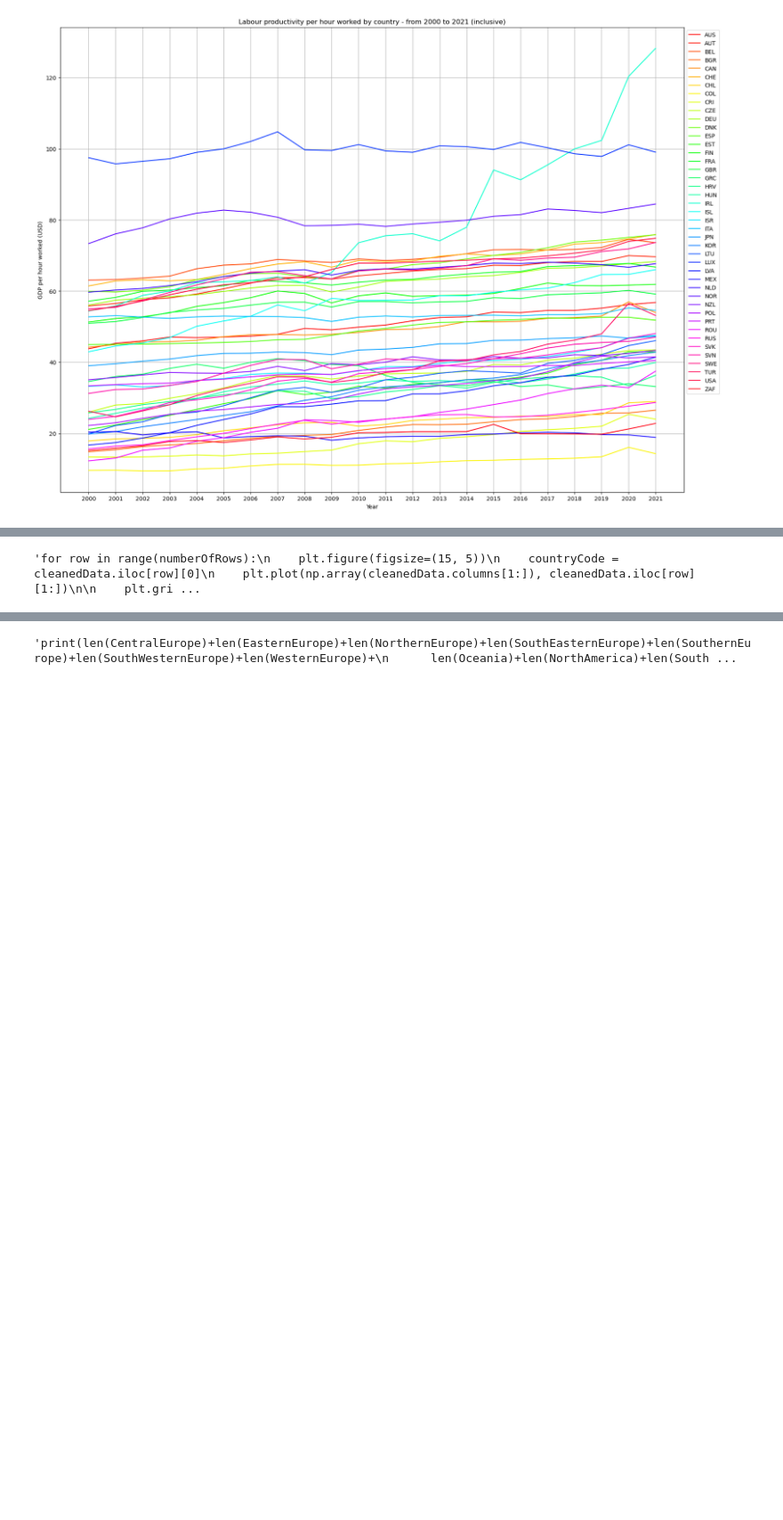
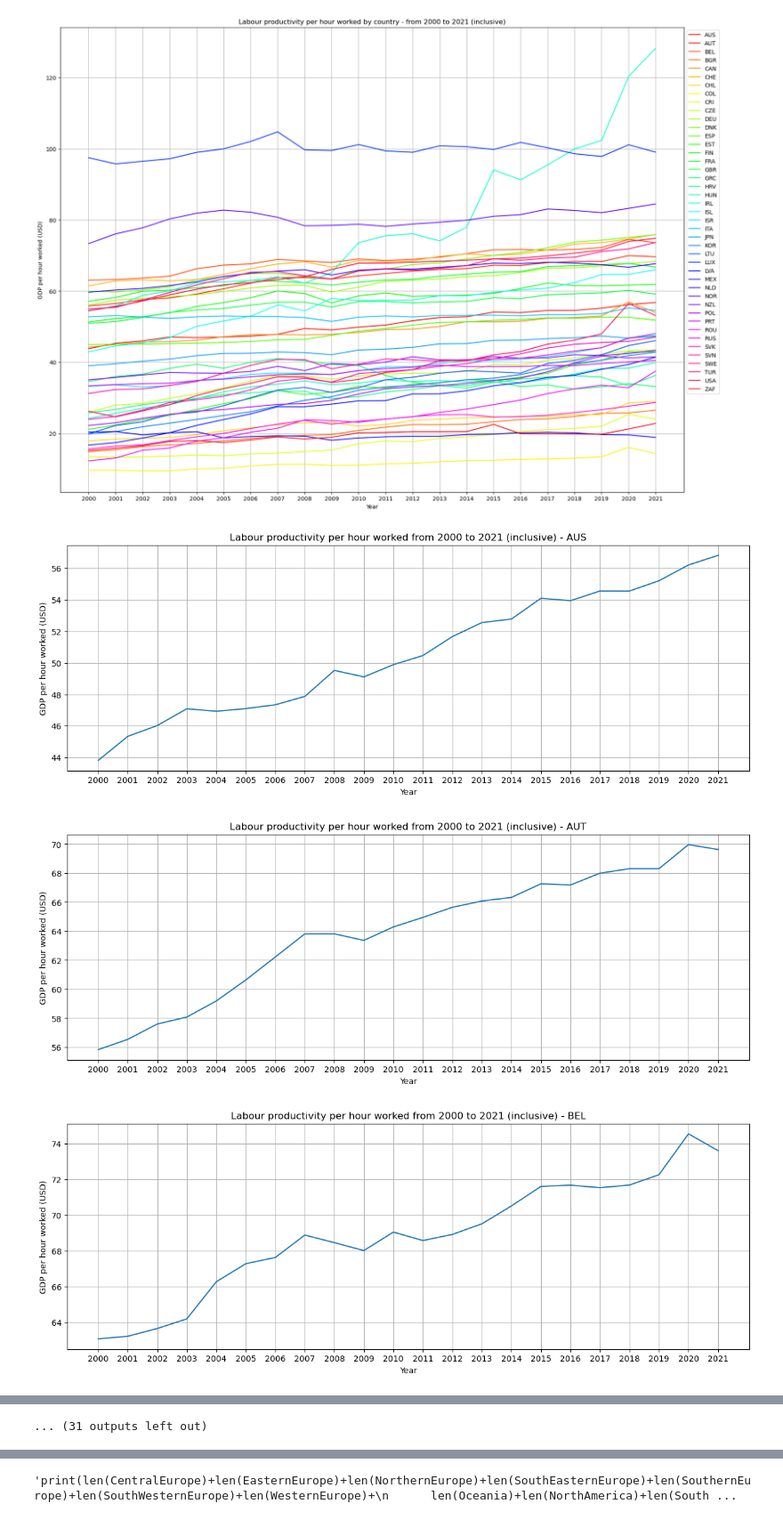
Before and after one commit to JoanneLin168/ADS-European-Productivity, a Jupyter notebook: Notebooks/gdpDataset.ipynb, the cells around one changed output, grey strips where cells are left out. Shown at 89% size. Drawn from its saved outputs; the diff is of its cells as text; code cells hidden in the pictures; blank space fills up the shorter version.

Commit message:
Uncommented the plotting of graphs

```diff
--- a/Notebooks/gdpDataset.ipynb
+++ b/Notebooks/gdpDataset.ipynb
@@ -108,15 +108,18 @@ Text(0.5, 1.0, 'Labour productivity per hour worked by country - from 2000 to 20
 # %%
 # plots each individual country's labour productivity throughout time
 
-"""for row in range(numberOfRows):
+for row in range(numberOfRows):
     plt.figure(figsize=(15, 5))
     countryCode = cleanedData.iloc[row][0]
     plt.plot(np.array(cleanedData.columns[1:]), cleanedData.iloc[row][1:])
 
     plt.grid()
     plt.xlabel('Year')
     plt.ylabel('GDP per hour worked (USD)')
     plt.title("Labour productivity per hour worked from 2000 to 2021 (inclusive) - " + countryCode)
 
-    plt.show()"""
+    plt.show()
 # %% [output]
+[figure, added]
+[figure, added]
+[figure, added]
@@ -123,4 +135,4 @@ Text(0.5, 1.0, 'Labour productivity per hour worked by country - from 2000 to 20
-'for row in range(numberOfRows):\n    plt.figure(figsize=(15, 5))\n    countryCode = cleanedData.iloc[row][0]\n    plt.plot(np.array(cleanedData.columns[1:]), cleanedData.iloc[row][1:])\n\n    plt.gri ...
+... (31 outputs left out)
 # %%
 # adds a column to the data containing every country's mean labour productivity
 
```
Also changed, not shown: parts of 8 cells of this notebook, 1 other file.
